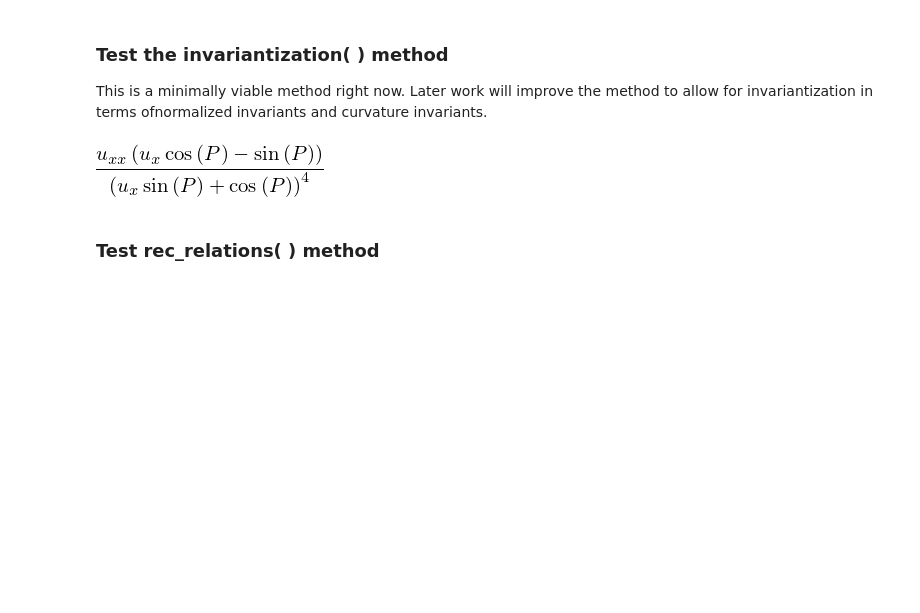
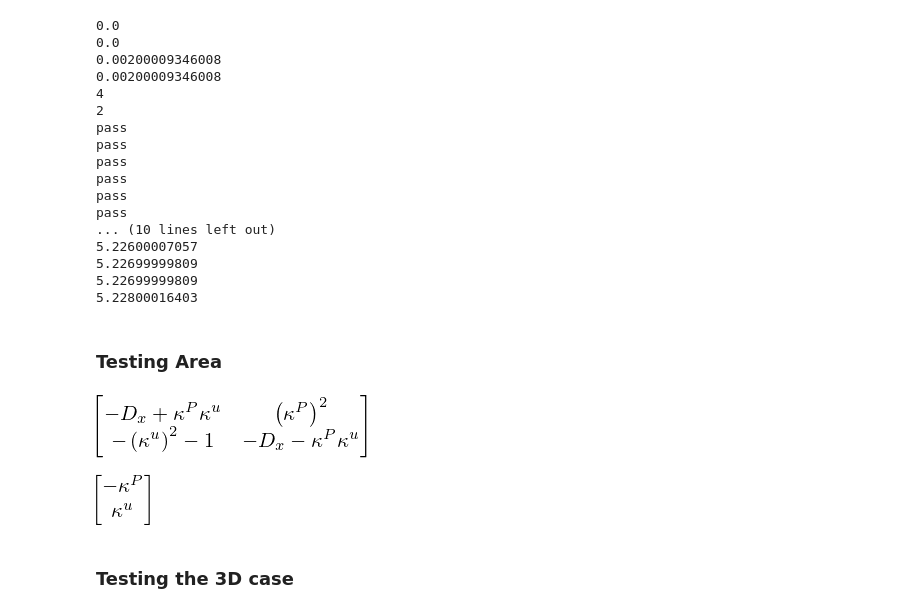
Before and after one commit to broom010/Lie_Symmetry, a Jupyter notebook: Invariant Euler Lagrange - refresh 2.ipynb, the cells around one changed output. Saved outputs shown, nothing was run; the diff lists cells and outputs as text; code cells hidden in the pictures; blank space fills up the shorter version.

```diff
--- a/Invariant Euler Lagrange - refresh 2.ipynb
+++ b/Invariant Euler Lagrange - refresh 2.ipynb
@@ -8,17 +9,45 @@ init_printing()
 # %%
 g = lp.groupAction([['x'],['u','P']],['a','b','psi'],3)
 # %%
-X_expr = lp.cos(lp.psi)*lp.x-sin(lp.psi)*lp.u+lp.a
+# Define the expressions in terms of variables in the lp module
+X_expr = cos(lp.psi)*lp.x-sin(lp.psi)*lp.u+lp.a
 U_expr =  sin(lp.psi)*lp.x+cos(lp.psi)*lp.u+lp.b
 P_expr = lp.P+lp.psi
 
-g.Def_transformation([X_expr, U_expr, P_expr],[0,0,0],[[0,0,0],[lp.x,lp.u,lp.P]])
+# Define the group transformation, identity, and cross-section
+T = [X_expr, U_expr, P_expr]
+grp_id = [0,0,0]
+K = [[0,0,0],[lp.x,lp.u,lp.P]]
+
+# Instantiate the group action object
+g.Def_transformation(T,grp_id,K)
+# %% [output]
+0.0
+0.0
+0.00200009346008
+0.00200009346008
+4
+2
+pass
+pass
+pass
+pass
+pass
+pass
+... (10 lines left out)
+5.22600007057
+5.22699999809
+5.22699999809
+5.22800016403
-# %% [markdown]
-### Test the invariantization( ) method
-This is a minimally viable method right now.  Later work will improve the method to allow for invariantization in terms ofnormalized invariants and curvature invariants.
-# %%
-g.invariantization(lp.ux*lp.uxx+lp.u*lp.uxx+lp.x*lp.P+lp.P)
-# %% [output]
-[figure, removed]
-# %% [markdown]
-### Test rec_relations( ) method
+# %% [markdown]
+### Testing Area
+# %%
+g.inv_Euler()
+# %% [output]
+[figure, added]
+# %%
+g.invariant_Hamilton()
+# %% [output]
+[figure, added]
+# %% [markdown]
+### Testing the 3D case
```
Also changed, not shown: parts of 9 cells of this notebook, 3 other files.
